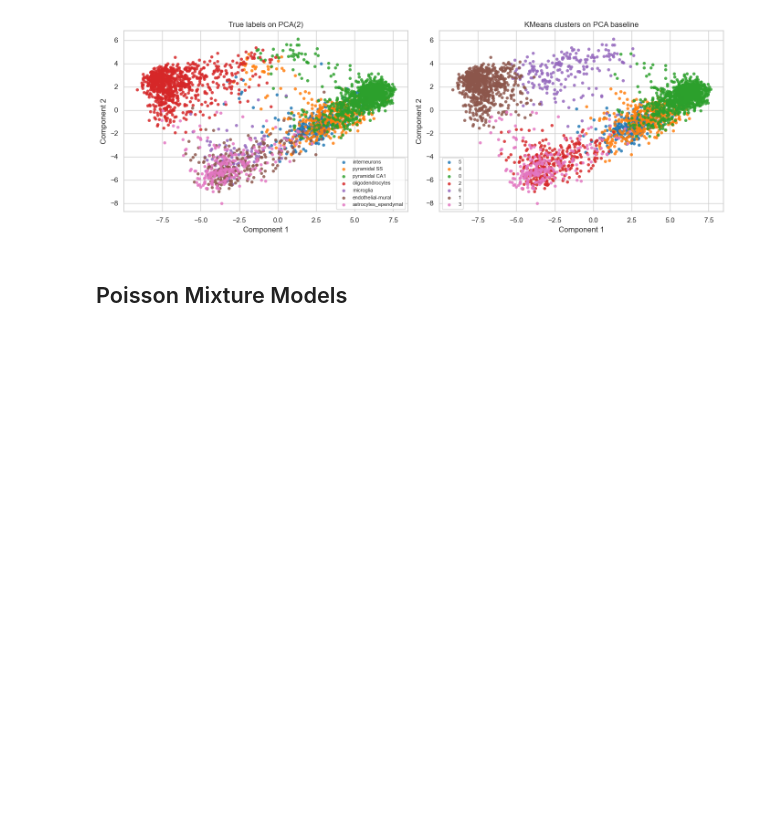
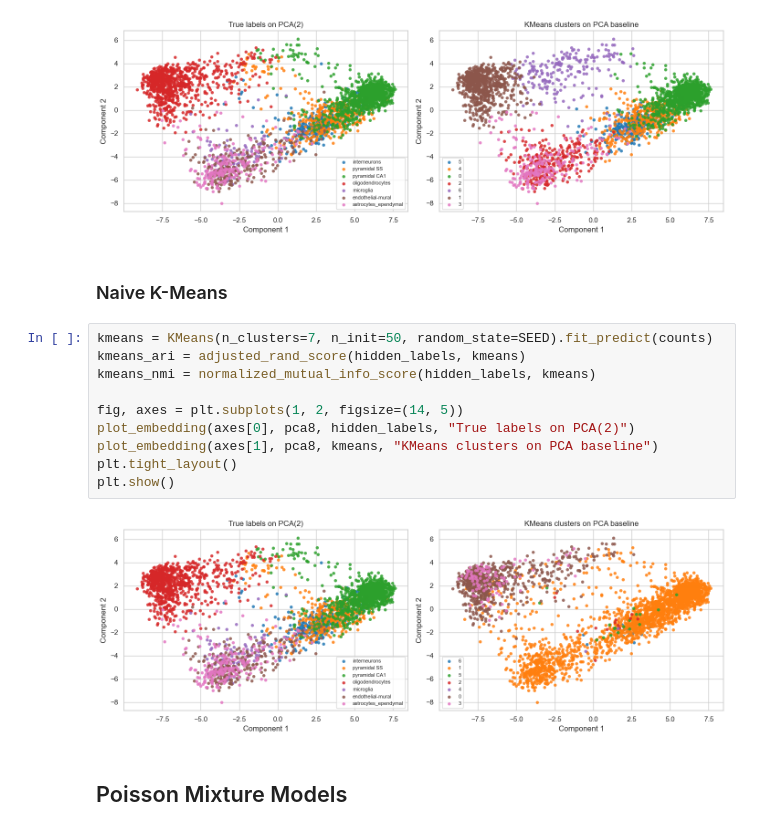
Before and after one commit to nikita-jaya/gene-expression-project, a Jupyter notebook: gene-expression-code.ipynb, the cells around one changed output. Saved outputs shown, nothing was run; the diff lists cells and outputs as text; blank space fills up the shorter version.

```diff
--- a/gene-expression-code.ipynb
+++ b/gene-expression-code.ipynb
@@ -222,6 +222,20 @@ plt.show()
 # %% [output]
 PCA + KMeans: ARI = 0.796, NMI = 0.748
 [figure]
+# %% [markdown]
+### Naive K-Means
+# %%
+kmeans = KMeans(n_clusters=7, n_init=50, random_state=SEED).fit_predict(counts)
+kmeans_ari = adjusted_rand_score(hidden_labels, kmeans)
+kmeans_nmi = normalized_mutual_info_score(hidden_labels, kmeans)
+
+fig, axes = plt.subplots(1, 2, figsize=(14, 5))
+plot_embedding(axes[0], pca8, hidden_labels, "True labels on PCA(2)")
+plot_embedding(axes[1], pca8, kmeans, "KMeans clusters on PCA baseline")
+plt.tight_layout()
+plt.show()
+# %% [output]
+[figure, added]
 # %% [markdown]
 ## Poisson Mixture Models
 # %%
```
Also changed, not shown: parts of 1 cell of this notebook, 2 other files.
